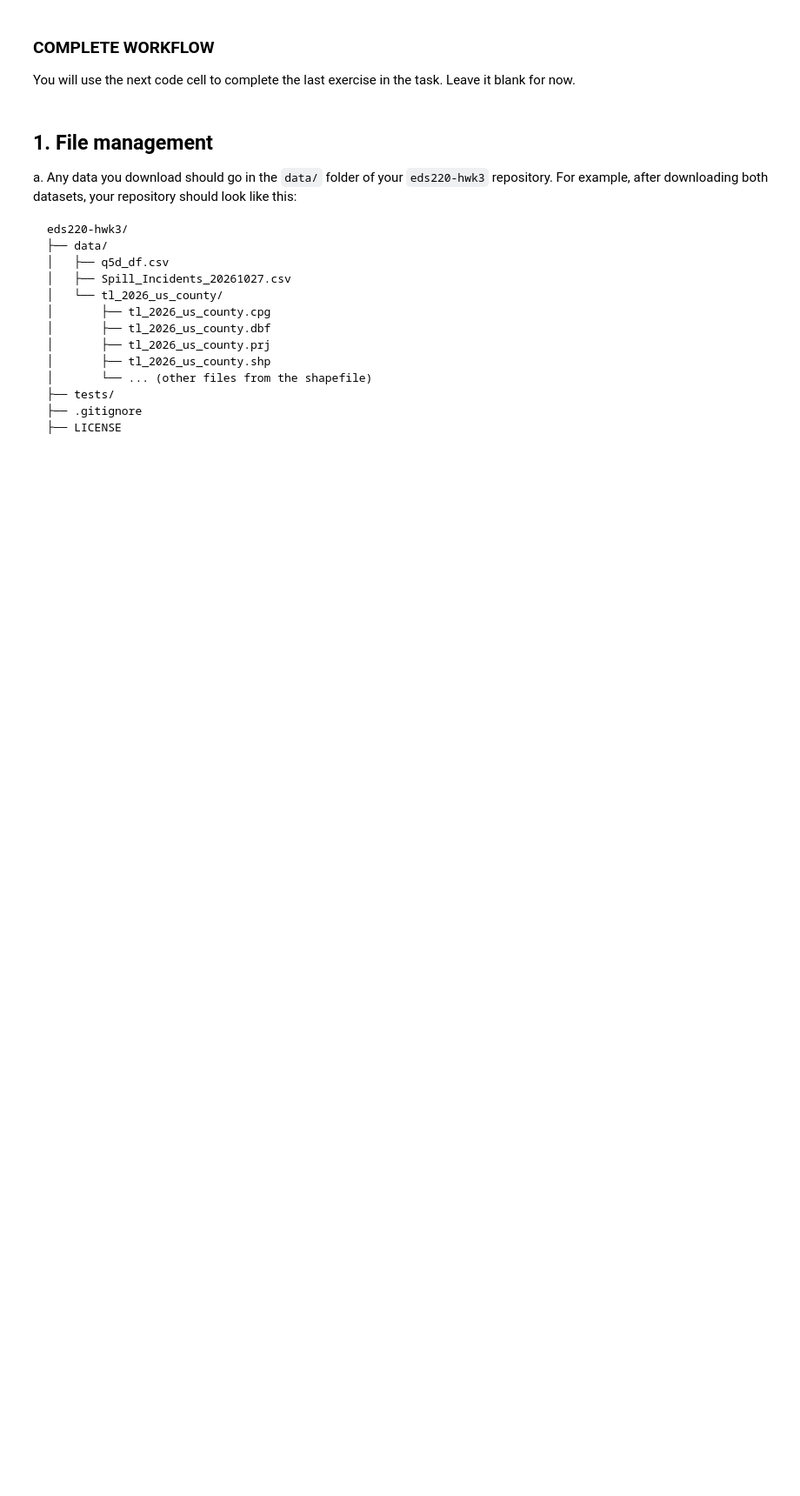
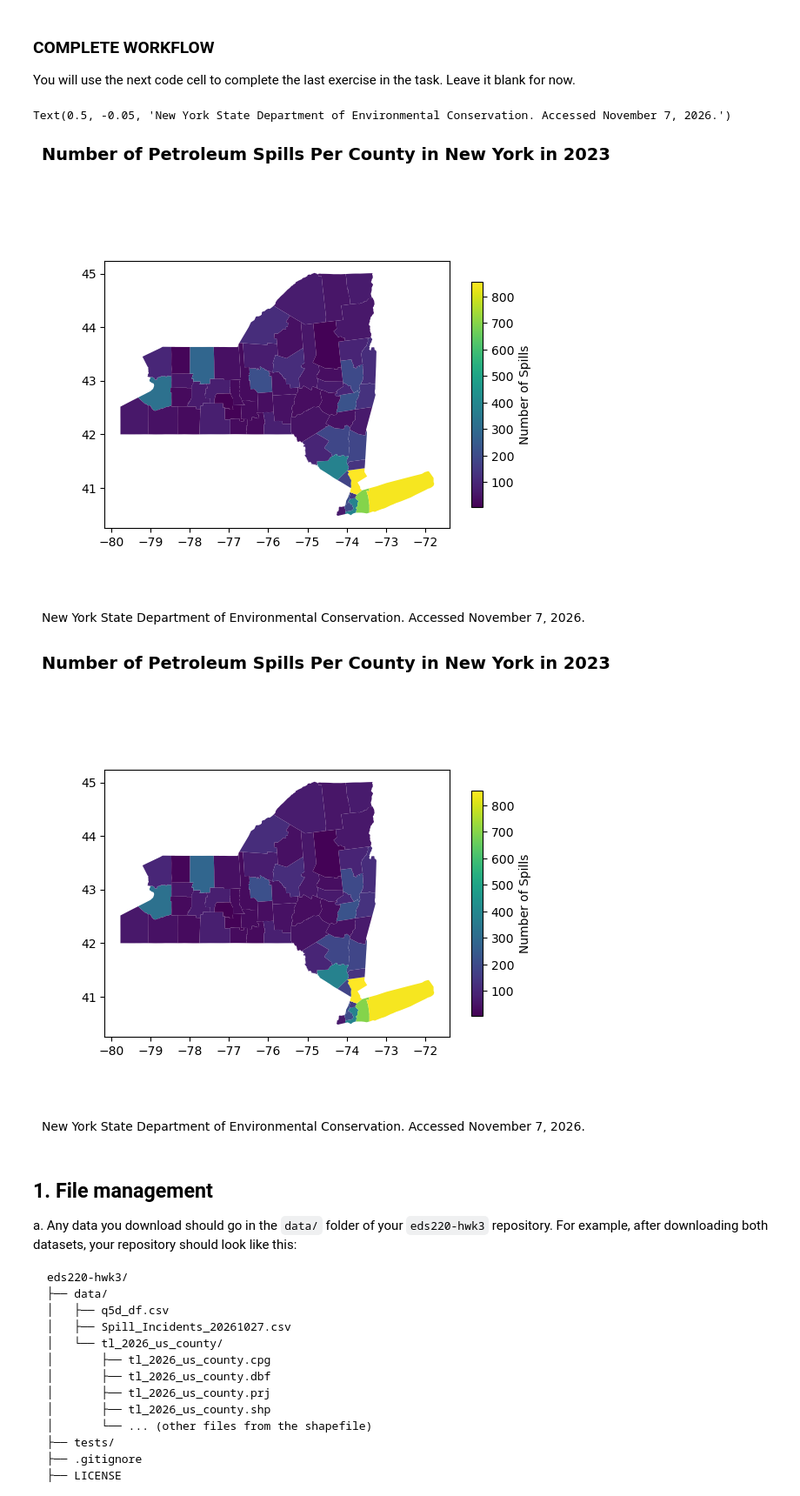
Before and after one commit to RachelMGitH/eds220-hwk3, a Jupyter notebook: hwk3-task2-spills.ipynb, the cells around one changed output. Shown at 87% size. Drawn from its saved outputs; the diff is of its cells as text; code cells hidden in the pictures; blank space fills up the shorter version.

```diff
--- a/hwk3-task2-spills.ipynb
+++ b/hwk3-task2-spills.ipynb
@@ -37,7 +37,83 @@ The second dataset is the [2026 Counties (and equivalent) TIGER shapefile](https
 ### COMPLETE WORKFLOW
 You will use the next code cell to complete the last exercise in the task. Leave it blank for now.
 # %%
-# FINAL CODE
+# Import libraries
+import os
+import numpy as np
+import pandas as pd
+import matplotlib.pyplot as plt
+import geopandas as gpd
+
+# Import data
+fp = os.path.join('data', 'Spill_Incidents_20261104.csv')
+spills = pd.read_csv(fp)
+
+fp_2 = os.path.join('data', 'tl_2026_us_county', 'tl_2026_us_county.shp')
+counties = gpd.read_file(fp_2)
+
+# Data Cleaning
+# Simplify column names
+spills.columns = spills.columns.str.replace(' ', '_').str.lower()
+counties.columns = counties.columns.str.lower()
+
+# Update column dtypes to dates
+for column in ['spill_date', 'received_date', 'close_date']:
+    spills[column] = pd.to_datetime(spills[column])
+
+# Remove comma separators and convert quantity dtype to float
+spills['quantity'] = (spills['quantity'].str.replace(',','', regex=False).astype(float))
+
+# Data Selection
+# Select petroleum spills between Jan 1 and Dec 31 2023 and verify
+petr_23 = spills[(spills['spill_date'].dt.year == 2023) & (spills['material_family'] == 'Petroleum')]
+assert petr_23['material_family'].unique() == 'Petroleum'
+
+# Select counties in New York
+ny_counties = counties[counties['statefp'] == '36']
+
+# Data Wrangling
+# Create data frame with number of spills per county and rename column
+spills_per_county = petr_23.groupby('county')['spill_number'].nunique().reset_index()
+spills_per_county = spills_per_county.rename(columns = {'spill_number':'n_spills'})
+
+# Update county name to St. Lawrence and verify
+spills_per_county.at[52, 'county'] = 'St. Lawrence'
+assert spills_per_county.loc[52, 'county'] == 'St. Lawrence'
+
+# Join datasets
+ny_counties = ny_counties.rename(columns = {'name': 'county'})    # Change column name to county to facilitate join
+ny_spills = pd.merge(ny_counties, spills_per_county, how = 'inner', on = 'county')
+
+# Add Tuscarora Indian Reservation spills to Niagara county and Onondaga Indian Reservation spill to Onondaga county
+ny_spills.loc[31,'n_spills'] = ny_spills.loc[31,'n_spills'] + 2
+ny_spills.loc[33,'n_spills'] = ny_spills.loc[33,'n_spills'] + 1
+
+#Plot data
+# Initialize empty figure
+fig, ax = plt.subplots(figsize=(1,1))
+
+# Remove the axis
+ax.axis('off')
+
+# Plot spills per county in New York in 2023
+ny_spills.plot(column = 'n_spills',
+              legend = True,
+              legend_kwds={
+        "shrink": 0.7,
+        "label": "Number of Spills",
+        "pad": 0.05})
+
+# Add title
+ax.set_title('Number of Petroleum Spills Per County in New York in 2023',
+             fontsize=14, weight='bold', pad=0.5)
+# Add annotation
+plt.figtext(0.5, -0.05, 'New York State Department of Environmental Conservation. Accessed November 7, 2026.', horizontalalignment = 'center', wrap= True)
+# %% [output]
+Text(0.5, -0.05, 'New York State Department of Environmental Conservation. Accessed November 7, 2026.')
+[figure, added]
+[figure, added]
+[figure, added]
+[figure, added]
 # %% [markdown]
 ## 1. File management
 a. Any data you download should go in the `data/` folder of your `eds220-hwk3` repository. For example, after downloading both datasets, your repository should look like this:
```
Also changed, not shown: parts of 13 cells of this notebook.
